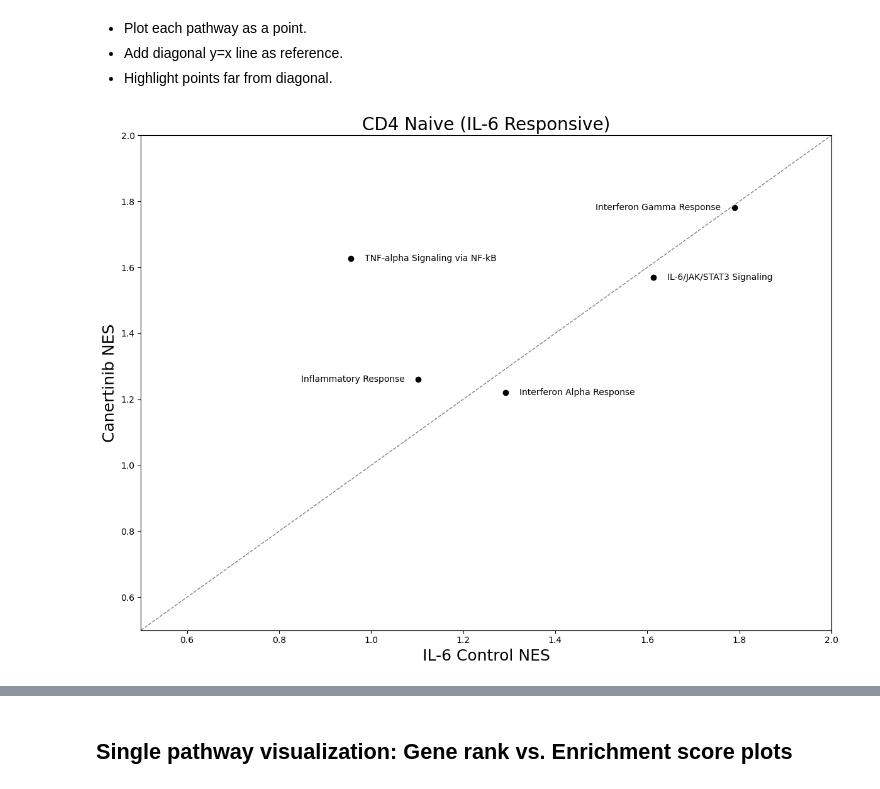
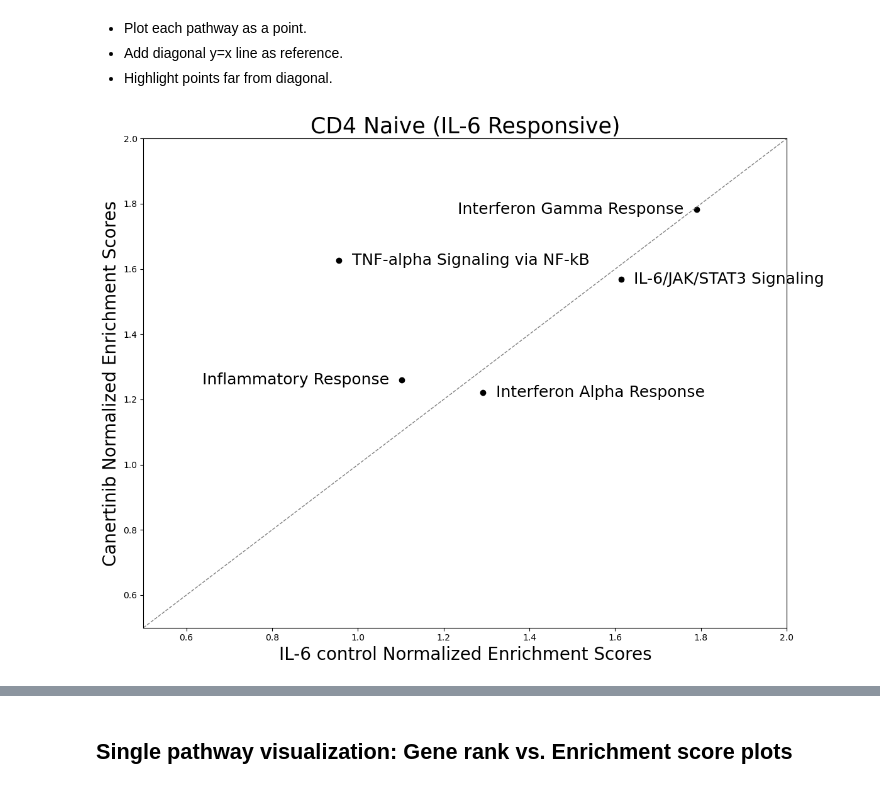
Before and after one commit to coreancutie/JAK-STAT, a Jupyter notebook: gseapy/gseapy_Hallmark_JW.ipynb, the cells around one changed output, grey strips where cells are left out. Drawn from its saved outputs; the diff is of its cells as text; code cells hidden in the pictures.

Commit message:
fixing drug treatment labels and uploading poster figures

```diff
--- a/gseapy/gseapy_Hallmark_JW.ipynb
+++ b/gseapy/gseapy_Hallmark_JW.ipynb
@@ -160,7 +182,7 @@ for cell_type in adata.obs['AIFI_L2'].unique():  # looping through cell types
     sc.tl.rank_genes_groups(
         adata = cell_type_subset,
         groupby = "clean_drug_name", # drug treatments compared against the DMSO negative control
-        reference = "DMSO Control",
+        reference = "DMSO control",
         method = "wilcoxon", # Scanpy's Wilcoxon rank-sum test
         layer = "log_transformed" # log-normalized expression
     )
@@ -216,7 +238,7 @@ for cell_type, subset_cell in subsets_cells.items():
     drugs = deg["names"].dtype.names
 
     for drug in drugs:
-        if drug == "DMSO Control":
+        if drug == "DMSO control":
             continue # skip reference condition
 
         # adapted from tutorial linked above: extract ranked genes (names + logFC)
@@ -255,8 +271,8 @@ Make sure that ofname is not None, if you want to save your figure to the disk
 # %%
 # View results for each cell type and drug name:
 
-# Note: CD4 Naive cell type and IL-6 Control shown here: expect JAK/STAT pathway to be enriched b/c of IL-6 stimulating it in the control
-pre_res = gsea_res['CD4 Naive']['IL-6 Control']
+# Note: CD4 Naive cell type and IL-6 control shown here: expect JAK/STAT pathway to be enriched b/c of IL-6 stimulating it in the control
+pre_res = gsea_res['CD4 Naive']['IL-6 control']
 pre_res.res2d.sort_values('FDR q-val').head(10)
 # %% [output]
 |  | Name | Term | ES | NES | NOM p-val | FDR q-val | FWER p-val | Tag % | Gene % | Lead_genes |
@@ -415,7 +431,7 @@ for cell_type in cell_types:
     # Fix up the plots
     plt.title(f"{cell_type}: Normalized Enrichment Scores (NES) for Selected Pathways")
     plt.ylabel("Pathway")
-    plt.xlabel("Drug")
+    plt.xlabel("Treatment")
     plt.xticks(rotation=45, ha="right")
     plt.tight_layout()
     plt.show()
@@ -538,7 +554,7 @@ CD4Naive_scatterplot_pivot = CD4Naive_scatterplot_df.pivot(index="pathway", colu
 CD4Naive_scatterplot_pathways = CD4Naive_scatterplot_pivot.index
 # %%
 # Create scatter plot 1: NES values of multiple Hallmark pathways for IL-6 Control vs. Canertinib, for CD4 Naive
-scatterplot1_x_vals = CD4Naive_scatterplot_pivot["IL-6 Control"].values
+scatterplot1_x_vals = CD4Naive_scatterplot_pivot["IL-6 control"].values
 scatterplot1_y_vals = CD4Naive_scatterplot_pivot["Canertinib"].values
 
 plt.figure(figsize=(12, 9))
@@ -552,39 +568,39 @@ plt.plot([0.5, 2], [0.5, 2], color='gray', linestyle='--', linewidth=1)
 for i, pathway in enumerate(CD4Naive_scatterplot_pathways):
 
     x = scatterplot1_x_vals[i]
     y = scatterplot1_y_vals[i]
 
     # Alternate label side: even --> right, odd --> left
     if i % 2 == 0:
         dx = 0.03
         ha = "left"
     else:
         dx = -0.03
         ha = "right"
 
     plt.text(
         x + dx,
         y,
         pathway,
-        fontsize=10,
+        fontsize=18, # 10 font size 10 to make it easier to edit, change for readability
         ha=ha,
         va="center"
     )
 
 
-plt.xlabel(f"IL-6 Control NES", fontsize=18)
-plt.ylabel(f"Canertinib NES", fontsize=18)
-plt.title(f"CD4 Naive (IL-6 Responsive)", fontsize=20)
+plt.xlabel(f"IL-6 control Normalized Enrichment Scores", fontsize=20)
+plt.ylabel(f"Canertinib Normalized Enrichment Scores", fontsize=20)
+plt.title(f"CD4 Naive (IL-6 Responsive)", fontsize=25)
 # plt.title(f"Normalized Enrichment Scores (NES) of Select MSigDB Hallmark Pathways \nfor CD4 Naive: \nOff-target Effects of Canertinib", fontsize=18)
 plt.xlim(0.5, 2)
 plt.ylim(0.5, 2)
 plt.tight_layout()
 
-# plt.savefig("scatterplot_CD4Naive_Canertinib.png", dpi=300)
+plt.savefig("scatterplot_CD4Naive_Canertinib.png", dpi=300)
 plt.savefig("scatterplot_CD4Naive_Canertinib.svg", format = "svg")
 plt.show()
 # %% [output]
-[figure, old version]
+[figure, new version]
 # %%
 # For the Hallmark gene set. heatmap1_nes_df already has selected pathways of interest. First filter by cell type.
 effectormem_scatterplot_df = heatmap1_nes_df[(heatmap1_nes_df["cell_type"] == "CD4 Effector Memory")] # CD4 Effector Memory is a IL-6 non-responsive cell type
```
Also changed, not shown: parts of 16 cells of this notebook, 4 other files.
